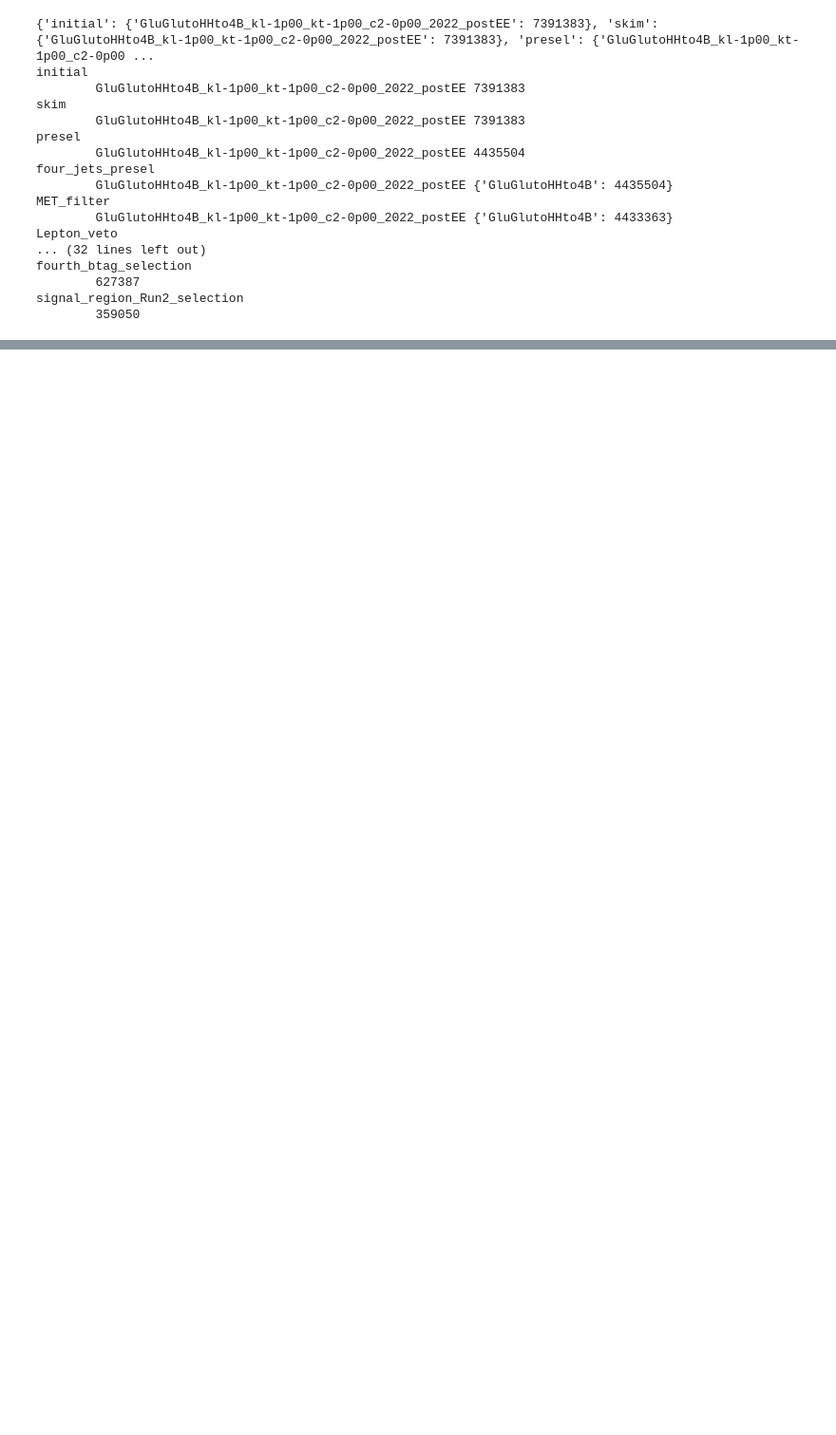
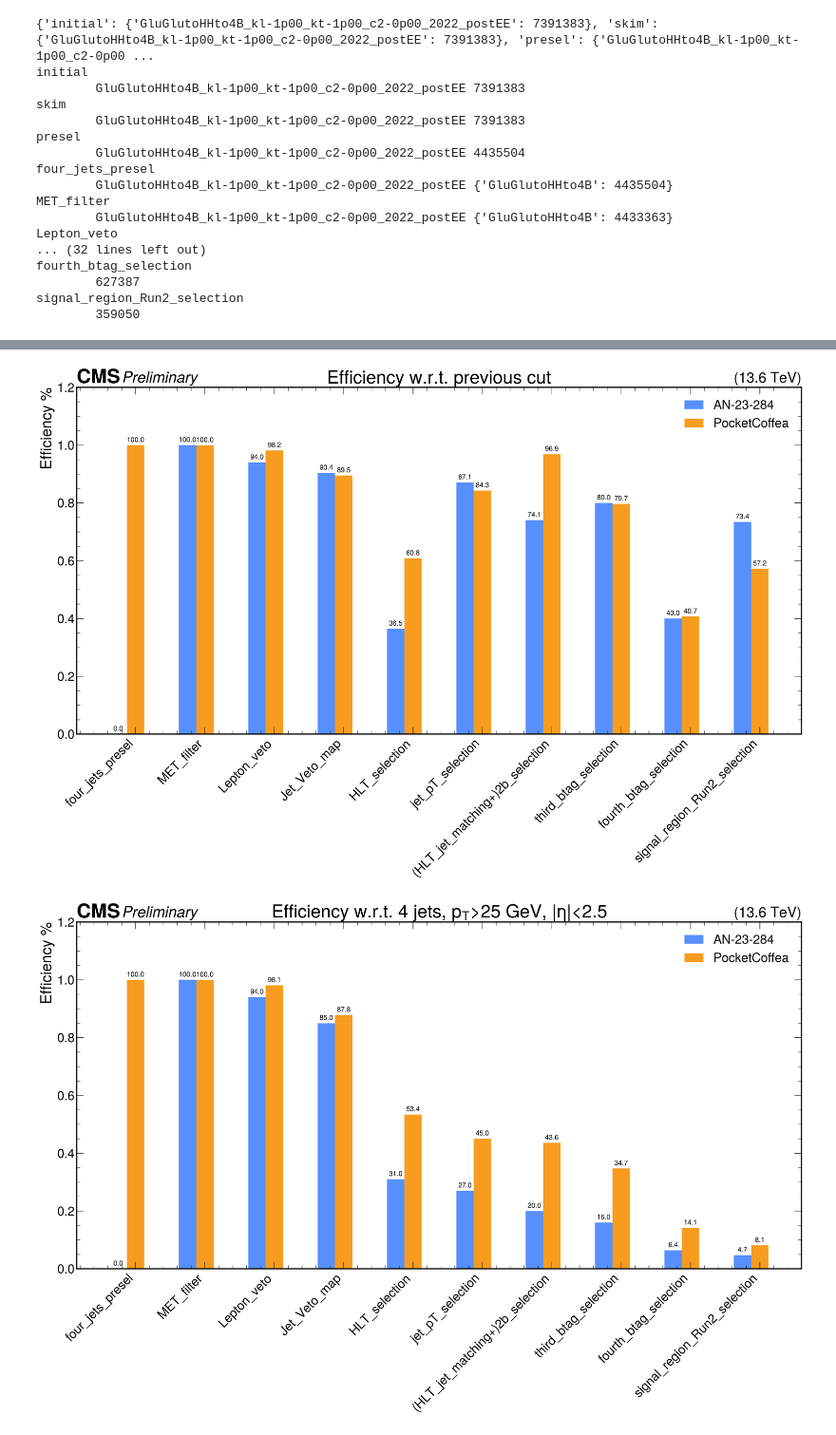
Before and after one commit to thierryharte/AnalysisConfigs, a Jupyter notebook: notebooks/cutflow_comparison.ipynb, the cells around one changed output, grey strips where cells are left out. Shown at 95% size. Cells and saved outputs as stored; diff of their text form; code cells hidden in the pictures; blank space fills up the shorter version.

```diff
--- a/notebooks/cutflow_comparison.ipynb
+++ b/notebooks/cutflow_comparison.ipynb
@@ -103,0 +158,14 @@ plt.show()
+# %%
+efficiencies_rel=[(relative_eff_AN[i], relative_efficiencies[i]) for i in range(len(relative_efficiencies))]
+efficiencies_names_comparison=['AN-23-284', 'PocketCoffea']
+list_cuts_comp=list_cuts.copy()
+list_cuts_comp[list_cuts_comp.index("2b_selection")]="(HLT_jet_matching+)2b_selection"
+
+plot_efficiencies(list_cuts_comp,efficiencies_rel,efficiencies_names_comparison, "Efficiency w.r.t. previous cut")
+
+
+efficiencies_cum=[(cumulative_eff_AN[i], cumulative_efficiencies[i]) for i in range(len(cumulative_efficiencies))]
+plot_efficiencies(list_cuts_comp,efficiencies_cum,efficiencies_names_comparison, r'Efficiency w.r.t. 4 jets, $p_{\mathrm{T}}$>25 GeV, |$\eta$|<2.5')
+# %% [output]
+[figure, added]
+[figure, added]
```
Also changed, not shown: parts of 7 cells of this notebook.
